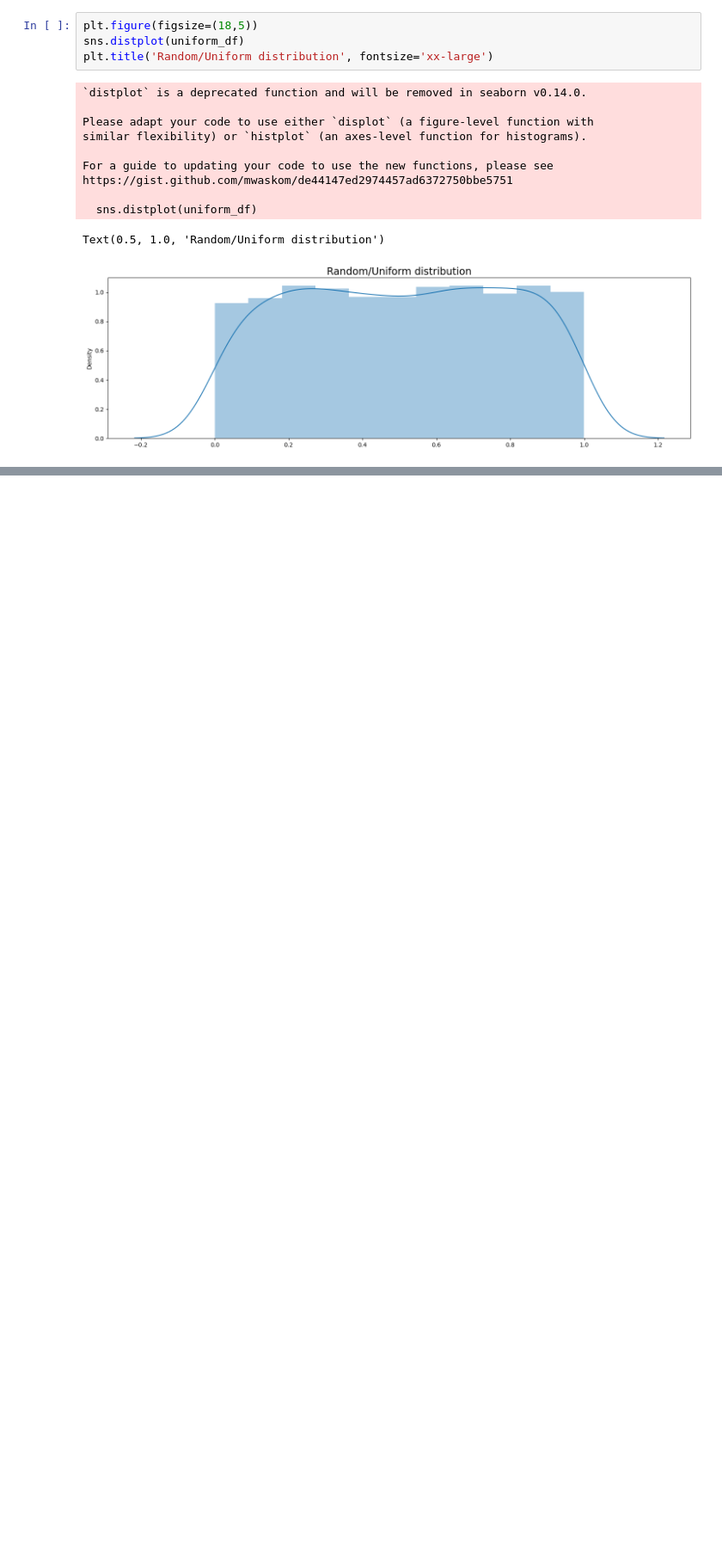
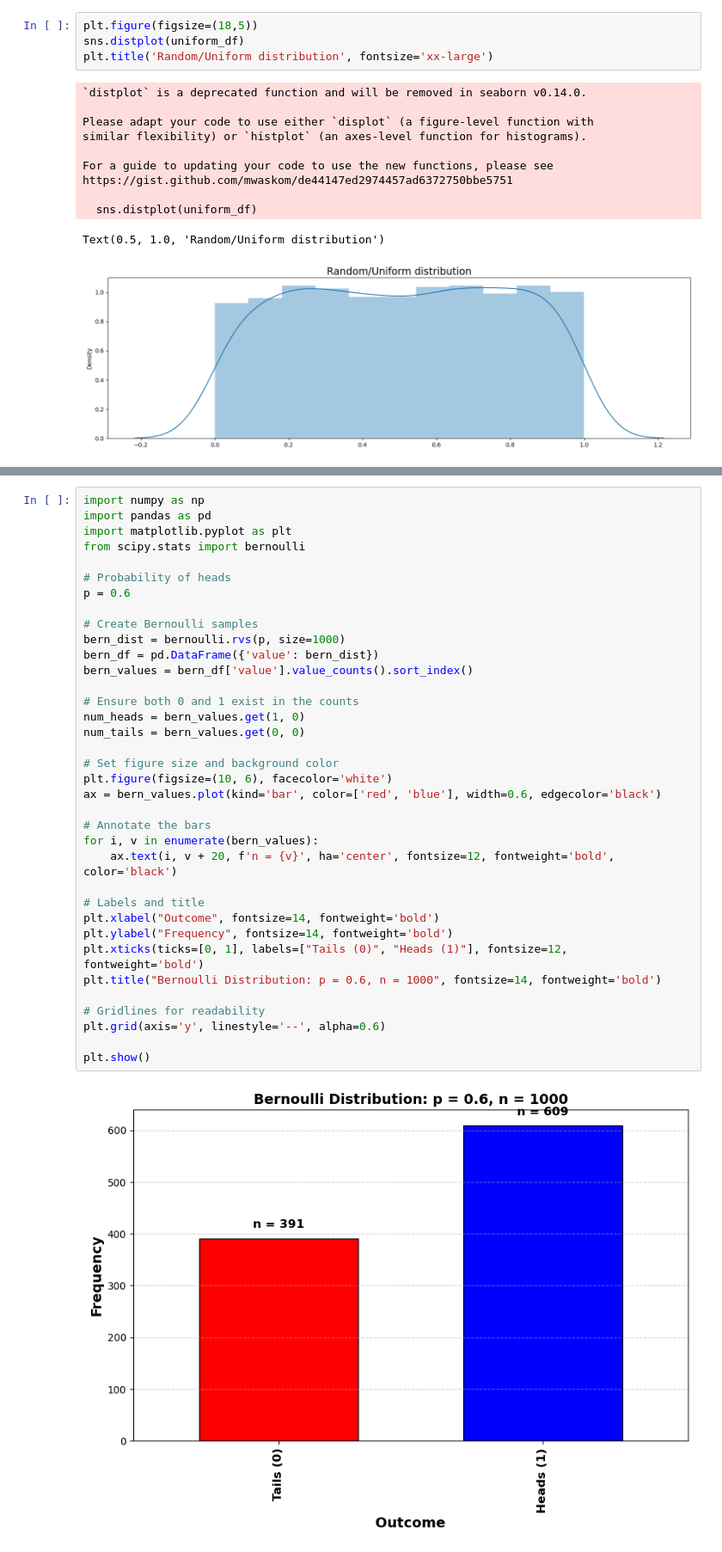
Before and after one commit to keithmmc/dataprojects, a Jupyter notebook: statsnotebook.ipynb, the cells around one changed output, grey strips where cells are left out. Shown at 86% size. Saved outputs shown, nothing was run; the diff lists cells and outputs as text; blank space fills up the shorter version.

```diff
--- a/statsnotebook.ipynb
+++ b/statsnotebook.ipynb
@@ -114,0 +170,38 @@ Text(0.5, 1.0, 'Random/Uniform distribution')
+# %%
+import numpy as np
+import pandas as pd
+import matplotlib.pyplot as plt
+from scipy.stats import bernoulli
+
+# Probability of heads
+p = 0.6
+
+# Create Bernoulli samples
+bern_dist = bernoulli.rvs(p, size=1000)
+bern_df = pd.DataFrame({'value': bern_dist})
+bern_values = bern_df['value'].value_counts().sort_index()
+
+# Ensure both 0 and 1 exist in the counts
+num_heads = bern_values.get(1, 0)
+num_tails = bern_values.get(0, 0)
+
+# Set figure size and background color
+plt.figure(figsize=(10, 6), facecolor='white')
+ax = bern_values.plot(kind='bar', color=['red', 'blue'], width=0.6, edgecolor='black')
+
+# Annotate the bars
+for i, v in enumerate(bern_values):
+    ax.text(i, v + 20, f'n = {v}', ha='center', fontsize=12, fontweight='bold', color='black')
+
+# Labels and title
+plt.xlabel("Outcome", fontsize=14, fontweight='bold')
+plt.ylabel("Frequency", fontsize=14, fontweight='bold')
+plt.xticks(ticks=[0, 1], labels=["Tails (0)", "Heads (1)"], fontsize=12, fontweight='bold')
+plt.title("Bernoulli Distribution: p = 0.6, n = 1000", fontsize=14, fontweight='bold')
+
+# Gridlines for readability
+plt.grid(axis='y', linestyle='--', alpha=0.6)
+
+plt.show()
+# %% [output]
+[figure, added]
```
Also changed, not shown: parts of 9 cells of this notebook.
